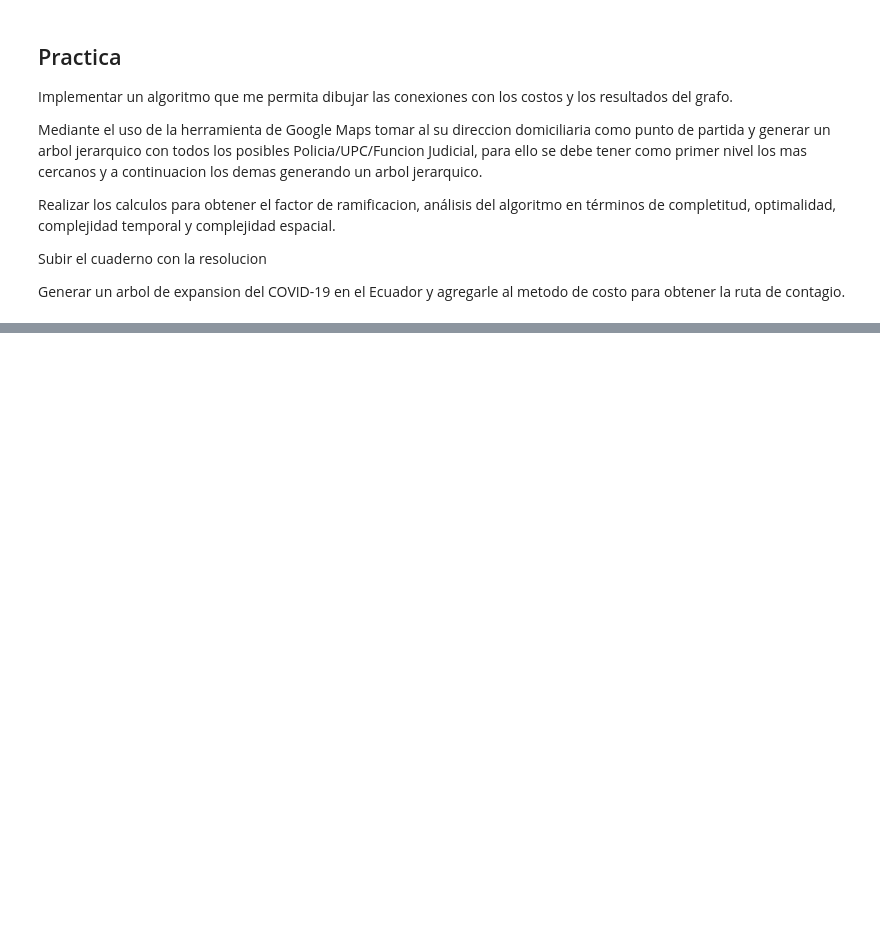
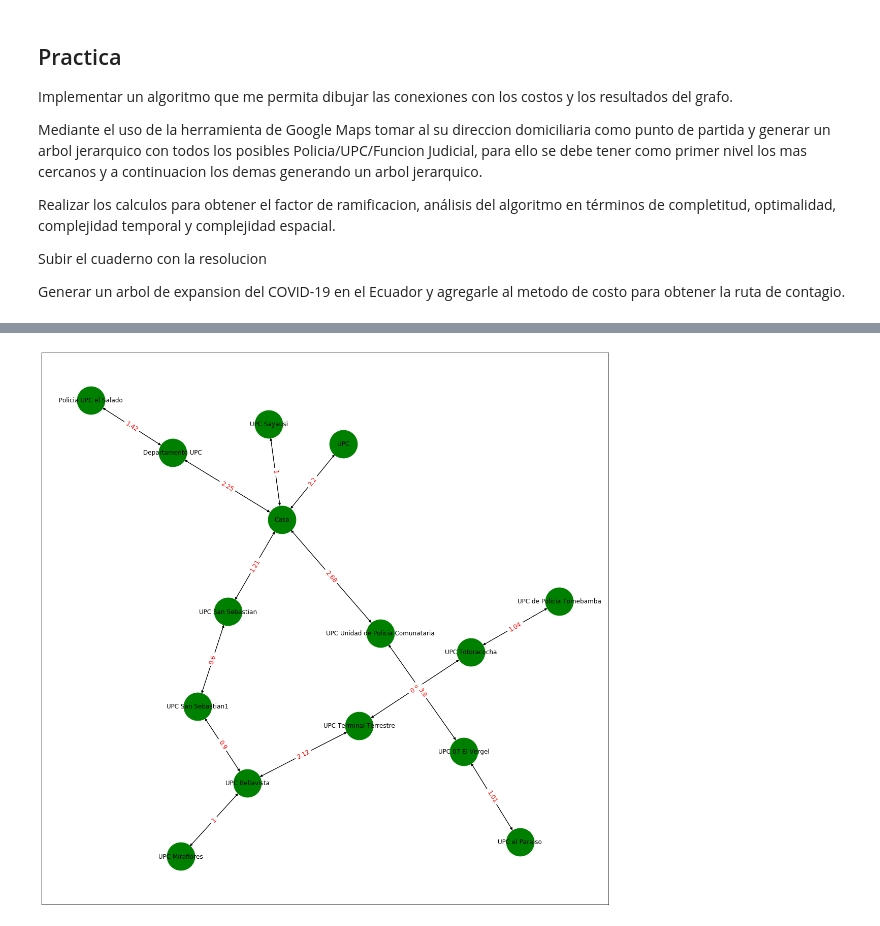
Before and after one commit to FannyCristina/TrabajosIA, a Jupyter notebook: IAPython-master/BusquedaCosto.ipynb, the cells around one changed output, grey strips where cells are left out. Saved outputs shown, nothing was run; the diff lists cells and outputs as text; code cells hidden in the pictures; blank space fills up the shorter version.

Commit message:
busqueda

```diff
--- a/IAPython-master/BusquedaCosto.ipynb
+++ b/IAPython-master/BusquedaCosto.ipynb
@@ -127,0 +160,96 @@ Generar un arbol de expansion del COVID-19 en el Ecuador y agregarle al metodo d
+# %%
+# Implementar
+def busqueda_costes(connections, init_state, solution):
+    solved = False  # Variable para almacenar el estado de la busqueda
+    visited_nodes = []  # Nodos visitados
+    frontier_nodes = []  # Nodos en busqueda o lista nodos o nodos por visitar
+
+    init_node = Node(init_state)  # Nodo inicial
+    init_node.cost = 0  # Agregar costo inicial
+    frontier_nodes.append(init_node)
+    while (not solved) and len(frontier_nodes) != 0:
+        frontier_nodes = sorted(frontier_nodes, key=Compare)  # Ordenar lista de nodos
+        node = frontier_nodes[0]
+        visited_nodes.append(frontier_nodes.pop(0))  # Extraer nodo y añadirlo a visitados
+        if node.data == solution:  # Solucion encontrada
+            solved = True
+            return node
+        else:
+            node_data = node.data  # Expandir nodos hijo (ciudades con conexion)
+            child_list = []
+            for achild in connections[node_data]:  # Recorrera cada uno de los nodos hijos
+                child = Node(achild)
+                cost = connections[node_data][achild]  # Obtener el costo del nodo
+                child.cost = node.cost + cost  # Agregamos el costo actual del nodo + el historial
+                child_list.append(child)
+                if not child.on_list(visited_nodes):
+                    if child.on_list(
+                            frontier_nodes):  # Si está en la lista lo sustituimos con el nuevo valor de coste si es menor
+                        for n in frontier_nodes:
+                            if n.equal(child) and n.cost > child.cost:
+                                frontier_nodes.remove(n)
+                                frontier_nodes.append(child)
+                    else:
+                        frontier_nodes.append(child)
+            node.set_child(child_list)
+
+
+if __name__ == "__main__":
+
+    connections = {
+        'Casa': {'UPC Sayausi':1, 'UPC San Sebastian':1.21, 'UPC':2.20, 'Departamento UPC':2.25,
+                 'UPC Unidad de Policia Comunataria':2.68},
+        'UPC Sayausi': {'Casa':1},
+        'UPC San Sebastian': {'UPC San Sebastian1':0.4, 'Casa':1.21},
+        'UPC Unidad de Policia Comunataria': {'UPC 07 El Vergel':3.8, 'Casa':2.68,},
+        'UPC San Sebastian1': {'UPC Bellavista':0.9, 'UPC San Sebastian':0.6},
+        'UPC Bellavista': {'UPC Miraflores':1, 'UPC Terminal Terrestre':2.12, 'UPC San Sebastian1':0.9},
+        'Departamento UPC': {'Policia UPC el Salado':1.42, 'Casa':2.25},
+        'Policia UPC el Salado': {'Departamento UPC':1.42},
+        'UPC': {'Casa':2.20},
+        'UPC Miraflores': {'UPC Bellavista':1},
+        'UPC Terminal Terrestre': {'UPC Totoracocha':0.8, 'UPC Bellavista':2.12},
+        'UPC Totoracocha': {'UPC de Policia Tomebamba':1.04, 'UPC Terminal Terrestre':0.8},
+        'UPC el Paraiso': {'UPC 07 El Vergel':1.01},
+        'UPC 07 El Vergel': {'UPC el Paraiso':1.01, 'UPC Unidad de Policia Comunataria':3.8},
+        'UPC de Policia Tomebamba': {'UPC Totoracocha':1.04}
+    }
+
+    init_state = 'Casa'
+    solution = 'UPC Totoracocha'
+    solution_node = busqueda_costes(connections, init_state, solution)
+    # mostrar resultado
+    result = []
+    node = solution_node
+    if node is not None:
+        while node.fathr is not None:
+            result.append(node.data)
+            node = node.fathr
+        result.append(init_state)
+        result.reverse()  # Reverso el resultado (Solo para presentar)
+        print(result)
+        print("Costo total: %s" % str(solution_node.cost))  # Imprimir el costo total de llegar al nodo
+    else:
+        print("No hay solucion :)")
+
+import networkx as nx
+import numpy as np
+import matplotlib.pyplot as plt
+
+
+def grafico(diccionario):
+    g = nx.DiGraph()
+    g.add_nodes_from(diccionario)
+    for valor, listaValor in diccionario.items():
+        for a in listaValor:
+            g.add_edge(valor,a,size=250,length=str(listaValor[a]))
+
+    posicion = nx.spring_layout(g)
+    plt.figure(figsize=(20,20))
+    labels = nx.get_edge_attributes(g,'length')
+    nx.draw_networkx(g, posicion, node_color = 'green', with_labels = True, node_size=3000)
+    nx.draw_networkx_edge_labels(g,posicion,edge_labels=labels,font_color='red',font_size=12)
+    plt.show()
+
+grafico(connections)
+# %% [output]
@@ -127,0 +258 @@ Generar un arbol de expansion del COVID-19 en el Ecuador y agregarle al metodo d
+[figure, added]
```
Also changed, not shown: parts of 7 cells of this notebook.
